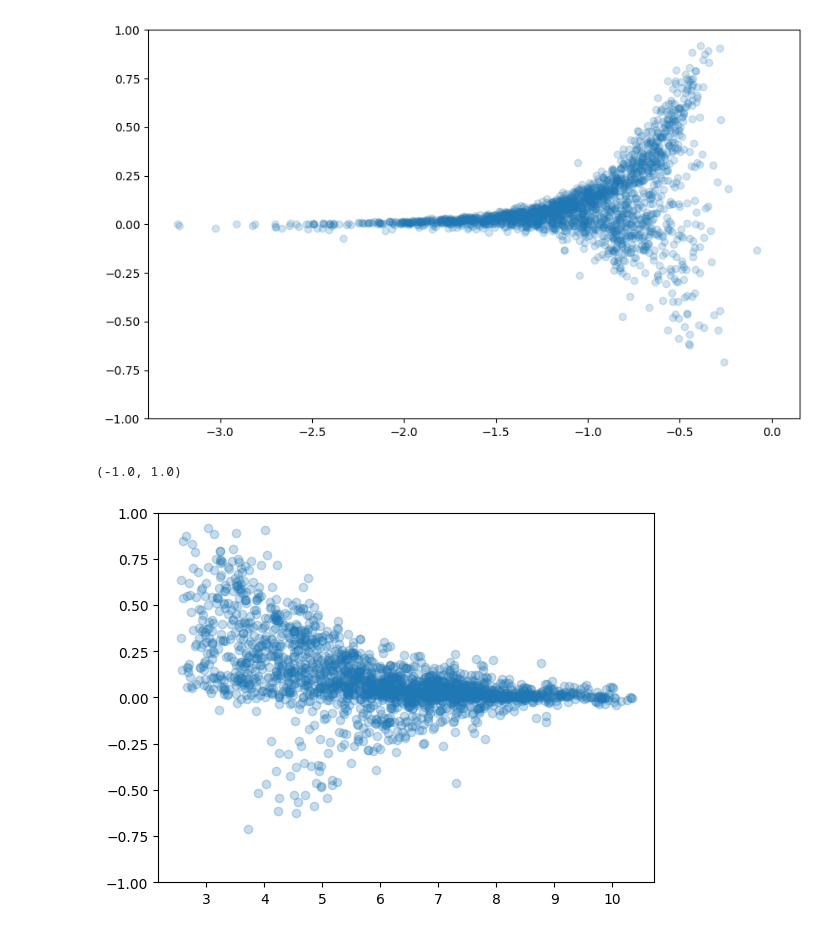
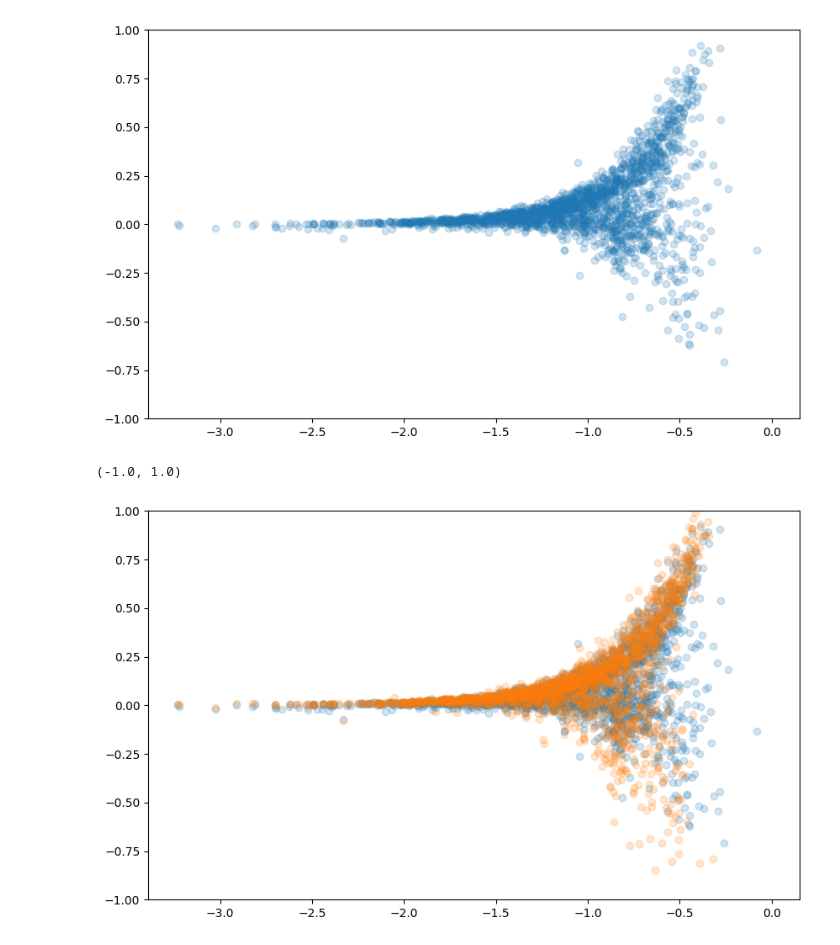
Before and after one commit to ismael-mendoza/bliss, a Jupyter notebook: experiment/notebooks/explore/check-pair-sim1.ipynb, the cells around one changed output. Drawn from its saved outputs; the diff is of its cells as text; code cells hidden in the pictures.

```diff
--- a/experiment/notebooks/explore/check-pair-sim1.ipynb
+++ b/experiment/notebooks/explore/check-pair-sim1.ipynb
@@ -577,11 +577,13 @@ plt.ylim(-1, 1)
 (-1.0, 1.0)
 [figure]
 # %%
-# as a function of distance
-plt.scatter(dist, res1, alpha=0.25, label='Residual 1')
-# plt.scatter(dist, res2, alpha=0.25, label='Residual 2')
+# as a function of blendedness
+plt.figure(figsize=(10, 6))
+plt.scatter(bld.log10(), res1, alpha=0.2, label='Residual 1')
+plt.scatter(bld.log10(), res2, alpha=0.2, label='Residual 2')
+# plt.scatter(ds['bld'][:, 0].ravel(), res2, alpha=0.2, label='Residual 2')
 plt.ylim(-1, 1)
 # %% [output]
 (-1.0, 1.0)
-[figure, old version]
+[figure, new version]
 # %%
```
Also changed, not shown: parts of 15 cells of this notebook.
